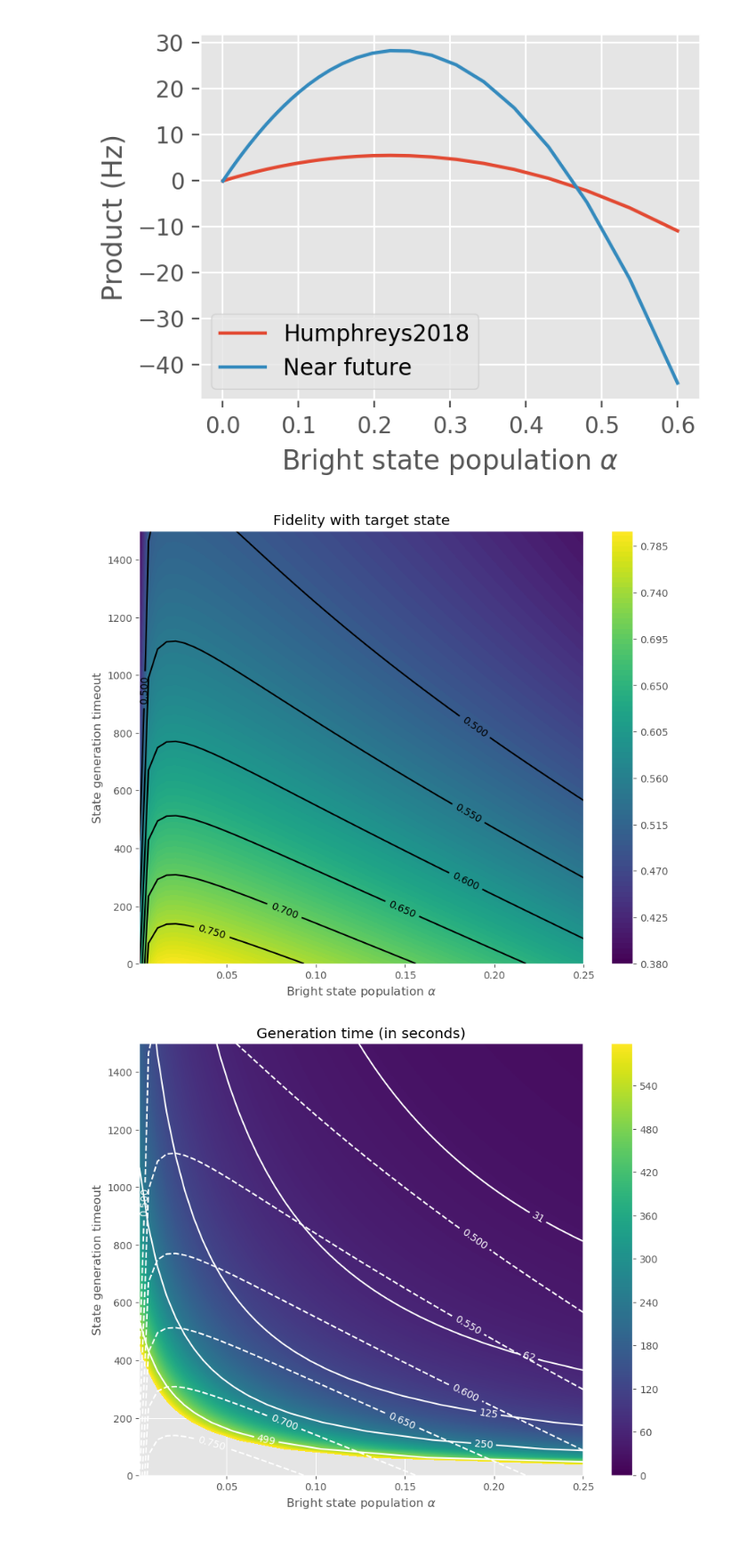
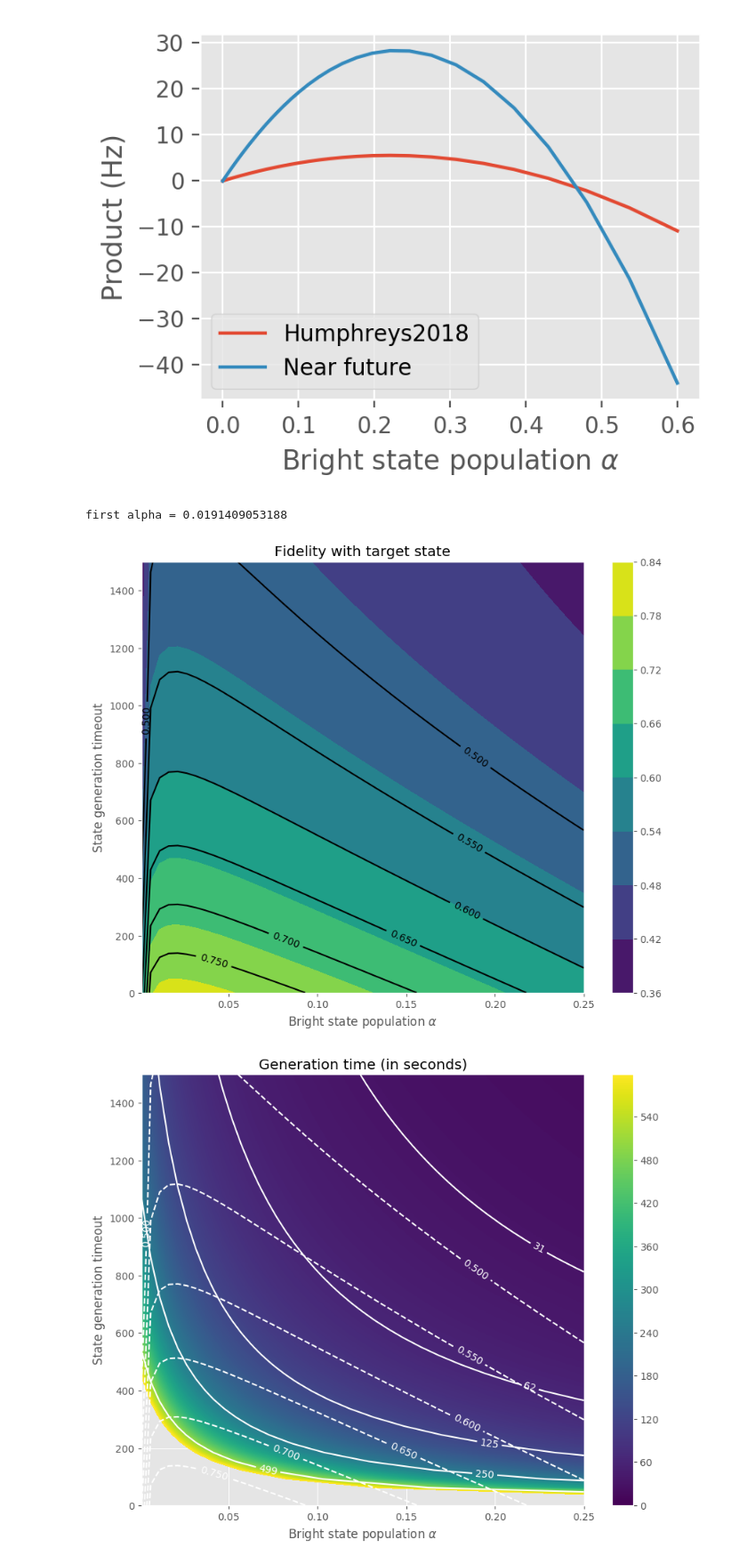
Before and after one commit to matpompili/go-nogo, a Jupyter notebook: Proposal.ipynb, the cells around one changed output. Shown at 89% size. Drawn from its saved outputs; the diff is of its cells as text; code cells hidden in the pictures.

```diff
--- a/Proposal.ipynb
+++ b/Proposal.ipynb
@@ -387,21 +413,21 @@ def decohere(m, t, t0):
 # %%
-# alphas = np.linspace(0, 0.2, 100)
-# fids = np.zeros_like(alphas)
+alphas = np.linspace(0, 0.2, 100)
+fids = np.zeros_like(alphas)
 
-# near_future_params = {'det_w': 20e-9, 'PdetA': 10e-4, 'PdetB': 10e-4,
-#                       'vis': 0.9, 'P2e': 0.02, 'phase_unc': 20}
-# for i, alpha in enumerate(alphas):
-#     _, fids[i] = sim_rho_from_alpha(alpha, **near_future_params)
+near_future_params = {'det_w': 20e-9, 'PdetA': 10e-4, 'PdetB': 10e-4,
+                      'vis': 0.9, 'P2e': 0.02, 'phase_unc': 20}
+for i, alpha in enumerate(alphas):
+    _, fids[i] = sim_rho_from_alpha(alpha, **near_future_params)
 
-# plt.figure(figsize=(8,5))
-# plt.title('Fidelity with near-future parameters')
-# plt.xlabel(r'Bright state population $\alpha$')
-# plt.ylabel(r'Fidelity with $|\Psi\rangle$')
-# plt.ylim((0.5,1))
-# plt.scatter(alphas, fids)
-# plt.show()
+plt.figure(figsize=(8,5))
+plt.title('Fidelity with near-future parameters')
+plt.xlabel(r'Bright state population $\alpha$')
+plt.ylabel(r'Fidelity with $|\Psi\rangle$')
+plt.ylim((0.5,1))
+plt.scatter(alphas, fids)
+plt.show()
 
-# best_alpha = alphas[np.argmax(fids)]
+best_alpha = alphas[np.argmax(fids)]
 
-# print('Max fidelity is {:.3f} at alpha {:.3f}\n'.format(np.max(fids), alphas[np.argmax(fids)]))
-# sim_rho_from_alpha(alphas[np.argmax(fids)], print_fids=True, return_fid=False, **near_future_params);
+print('Max fidelity is {:.3f} at alpha {:.3f}\n'.format(np.max(fids), alphas[np.argmax(fids)]))
+sim_rho_from_alpha(alphas[np.argmax(fids)], print_fids=True, return_fid=False, **near_future_params);
@@ -506,6 +543,7 @@ plt.show()
 size = 50
 
 slow_alpha = best_alpha
+print("first alpha = " + str(best_alpha))
 q1q3_ent_state, _ = sim_rho_from_alpha(slow_alpha, **near_future_params)
 
 fast_alpha = np.linspace(0.001, 0.25, num=size)
@@ -536,19 +574,21 @@ for i,j in product(range(size), range(size)):
 fids =  np.zeros_like(prob_generation_before_timeout)
 for i,j in product(range(size), range(size)):
     fids[i,j] = fidelity(final_state[i,j], target_state)
+# %% [output]
+first alpha = 0.0191409053188
 # %%
 plt.figure(figsize=(10,8), dpi=100)
 plt.title('Fidelity with target state')
 # Need to transpose result matrix because numpy plots it as Z(N,M), len(X)=M and len(Y)=N
-plt.contourf(fast_alpha, fast_cycles, fids.transpose(), levels=100)
+plt.contourf(fast_alpha, fast_cycles, fids.transpose())
 plt.colorbar()
 cont = plt.contour(fast_alpha, fast_cycles, fids.transpose(), colors='k', levels=np.arange(0.5, 0.8, 0.05))
 plt.clabel(cont, inline=1, fontsize=10)
 plt.xlabel(r'Bright state population $\alpha$')
 plt.ylabel(r'State generation timeout')
 plt.show()
 # %% [output]
-[figure, old version]
+[figure, new version]
 # %%
 gen_time = 1/((1/fast_rate[:, np.newaxis] + 1/slow_rate) * (prob_generation_before_timeout))
 
```
Also changed, not shown: parts of 28 cells of this notebook, 3 other files.
